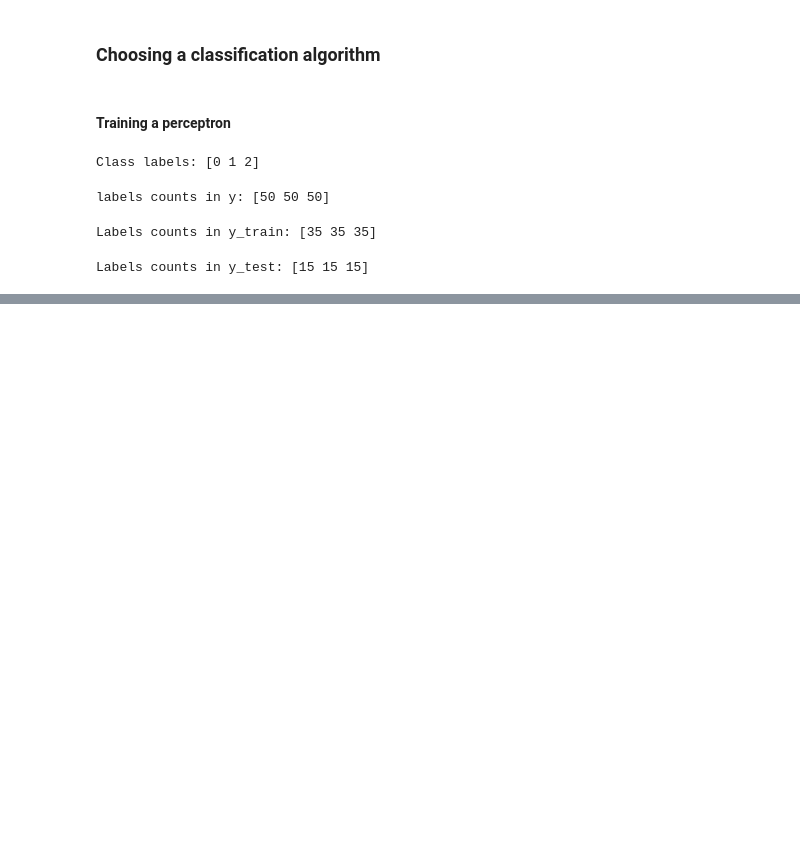
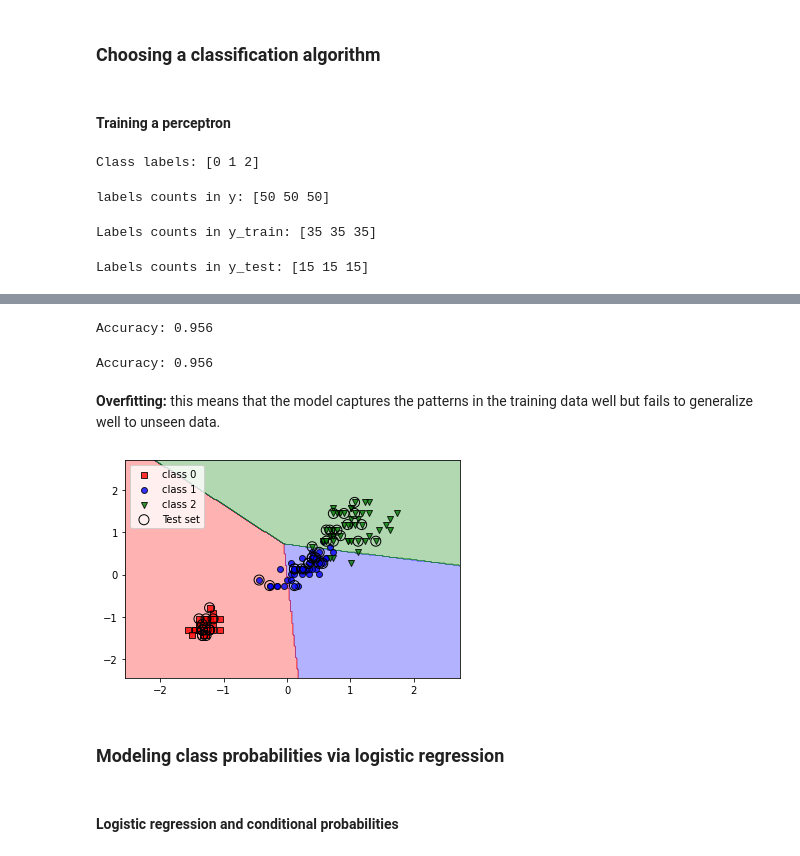
Before and after one commit to AimjGuytidy/pytorch-on, a Jupyter notebook: ml_pytorch.ipynb, the cells around one changed output, grey strips where cells are left out. Cells and saved outputs as stored; diff of their text form; code cells hidden in the pictures; blank space fills up the shorter version.

Commit message:
Logistic regression

```diff
--- a/ml_pytorch.ipynb
+++ b/ml_pytorch.ipynb
@@ -365,0 +383,61 @@ X_test_std = sc.transform(X_test)
+# %%
+print("Accuracy: %.3f" % accuracy_score(y_test,y_pred))
+# %% [output]
+Accuracy: 0.956
+# %%
+print("Accuracy: %.3f" % ppn.score(X_test_std,y_test))
+# %% [output]
+Accuracy: 0.956
+# %% [markdown]
+<b>Overfitting:</b> this means that the model captures the patterns in the training data well but fails to generalize well to unseen data.
+# %%
+def plot_decision_boundaries(X,y,classifier,test_idx=None,resolution=0.02):
+  colors = ["red","blue","green","grey","cyan"]
+  markers = ["s","o","v","^",">"]
+  cmap = ListedColormap(colors[:len(np.unique(y))])
+
+  x1_min, x1_max = X[:,0].min() - 1, X[:,0].max() + 1
+  x2_min, x2_max = X[:,1].min() - 1, X[:,1].max() + 1
+
+  xx1 , xx2 = np.meshgrid(np.arange(x1_min,x1_max,step=resolution),
+                          np.arange(x2_min,x2_max,step=resolution))
+  lab = classifier.predict(np.array([xx1.ravel(),xx2.ravel()]).T)
+  lab = lab.reshape(xx1.shape)
+
+  plt.contourf(xx1,xx2,lab,alpha=.3,cmap=cmap)
+  plt.xlim(xx1.min(),xx1.max())
+  plt.ylim(xx2.min(),xx2.max())
+
+
+  for idx,cl in enumerate(np.unique(y)):
+    plt.scatter(x=X[y==cl,0],
+                y=X[y==cl,1],
+                color = colors[idx],
+                marker = markers[idx],
+                alpha = .8,
+                label = f"class {cl}",
+                edgecolor = "black")
+  if test_idx is not None:
+    X_test, y_test = X[test_idx,:], y[test_idx]
+    plt.scatter(X_test[:,0],
+                X_test[:,1],
+                c = "none",
+                marker = "o",
+                alpha = 1.,
+                linewidth = 1,
+                s = 100,
+                label = "Test set",
+                edgecolor = "black")
+# %%
+X_combined_std = np.vstack((X_train_std, X_test_std))
+y_combined = np.hstack((y_train, y_test))
+plot_decision_boundaries(X_combined_std,y_combined,classifier=ppn,
+                         test_idx = range(105,150))
+plt.legend(loc="upper left")
+plt.show()
+# %% [output]
+[figure, added]
+# %% [markdown]
+### Modeling class probabilities via logistic regression
+# %% [markdown]
+#### Logistic regression and conditional probabilities
```
Also changed, not shown: parts of 8 cells of this notebook.
